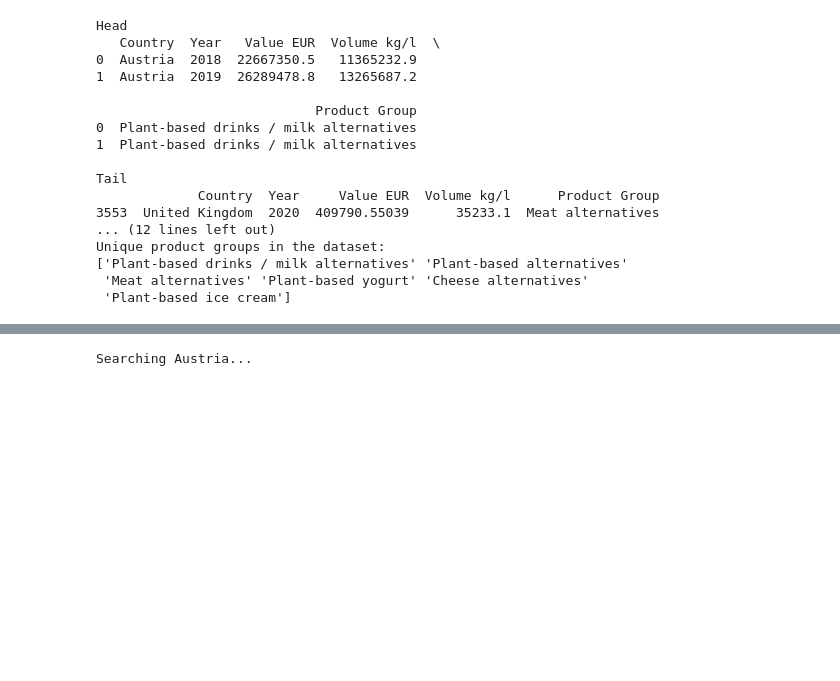
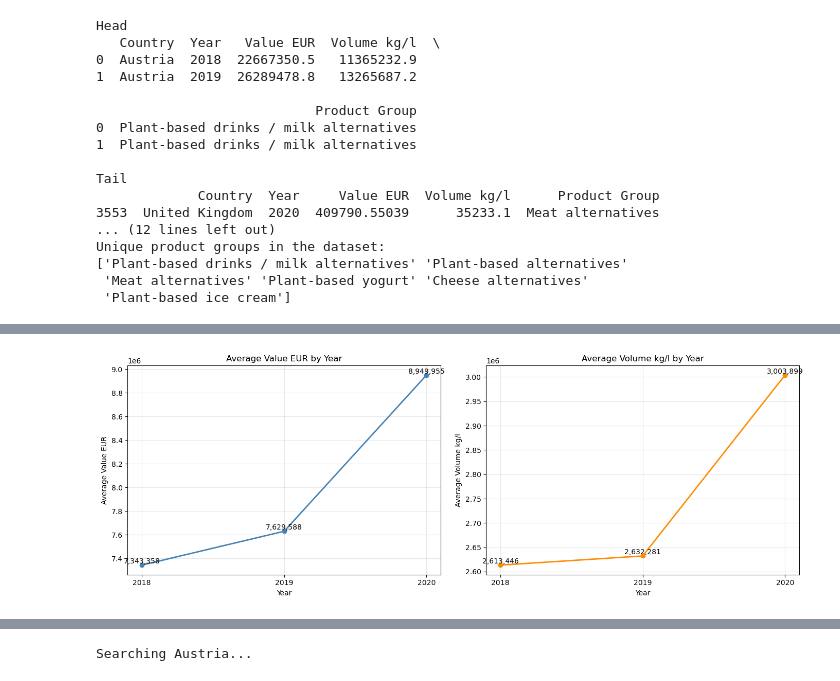
Before and after one commit to huangshuojason/Video-Analysis--DataScience-Group, a Jupyter notebook: notebooks/0603 Group I.ipynb, the cells around one changed output, grey strips where cells are left out. Drawn from its saved outputs; the diff is of its cells as text; code cells hidden in the pictures; blank space fills up the shorter version.

```diff
--- a/notebooks/0603 Group I.ipynb
+++ b/notebooks/0603 Group I.ipynb
@@ -123,3 +154,54 @@ year_descriptive
 | 2018 | 690.0 | 7.343358e+06 | 2.403653e+07 | 0.004024 | 31049.665831 | 582894.45 | 3.662025e+06 | 275679389.8 | 690.0 | 2.613446e+06 | ... |
 | 2019 | 745.0 | 7.629588e+06 | 2.496435e+07 | 0.004024 | 30035.800000 | 592967.00 | 3.920635e+06 | 282010043.8 | 745.0 | 2.632281e+06 | ... |
 | 2020 | 763.0 | 8.949955e+06 | 2.950429e+07 | 0.025930 | 43707.382531 | 778288.70 | 4.816004e+06 | 318419886.6 | 763.0 | 3.003899e+06 | ... |
+# %%
+import matplotlib.pyplot as plt
+
+year_mean = df.groupby('Year')[['Value EUR', 'Volume kg/l']].mean()
+
+years = [2018, 2019, 2020]
+
+fig, axes = plt.subplots(1, 2, figsize=(14, 5))
+
+# Value EUR trend
+axes[0].plot(
+    year_mean.index,
+    year_mean['Value EUR'],
+    marker='o',
+    linewidth=2,
+    color='steelblue'
+)
+
+axes[0].set_title('Average Value EUR by Year')
+axes[0].set_xlabel('Year')
+axes[0].set_ylabel('Average Value EUR')
+axes[0].set_xticks(years)
+axes[0].set_xticklabels(['2018', '2019', '2020'])
+axes[0].grid(True, alpha=0.3)
+
+for x, y in zip(year_mean.index, year_mean['Value EUR']):
+    axes[0].text(x, y, f'{y:,.0f}', ha='center', va='bottom')
+
+# Volume kg/l trend
+axes[1].plot(
+    year_mean.index,
+    year_mean['Volume kg/l'],
+    marker='o',
+    linewidth=2,
+    color='darkorange'
+)
+
+axes[1].set_title('Average Volume kg/l by Year')
+axes[1].set_xlabel('Year')
+axes[1].set_ylabel('Average Volume kg/l')
+axes[1].set_xticks(years)
+axes[1].set_xticklabels(['2018', '2019', '2020'])
+axes[1].grid(True, alpha=0.3)
+
+for x, y in zip(year_mean.index, year_mean['Volume kg/l']):
+    axes[1].text(x, y, f'{y:,.0f}', ha='center', va='bottom')
+
+plt.tight_layout()
+plt.show()
+# %% [output]
+[figure, added]
```
Also changed, not shown: parts of 6 cells of this notebook.
